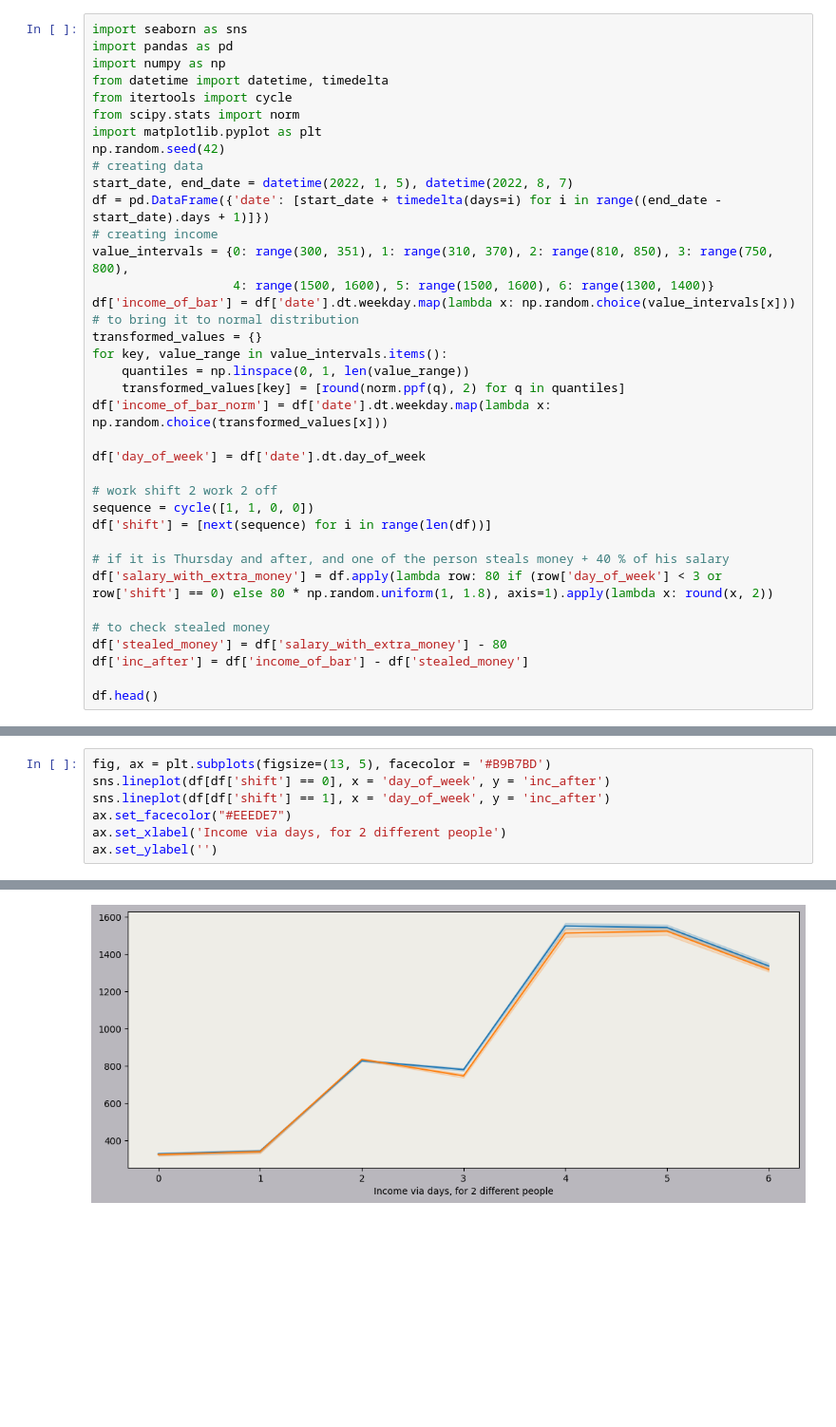
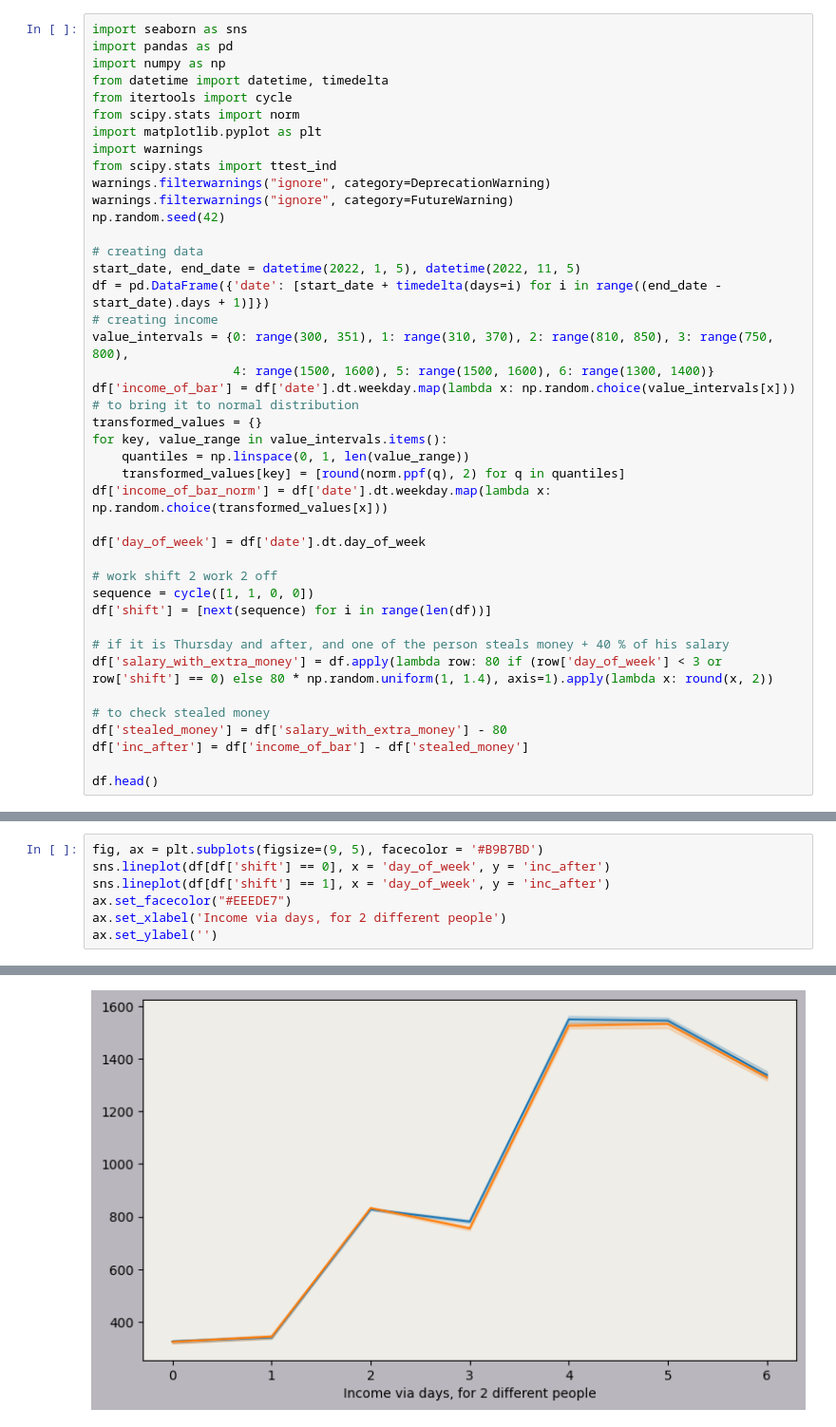
Before and after one commit to Aleksandr-ds17/EDA_Vizual, a Jupyter notebook: Theft/stealing_model.ipynb, the cells around one changed output, grey strips where cells are left out. Shown at 95% size. Saved outputs shown, nothing was run; the diff lists cells and outputs as text; blank space fills up the shorter version.

```diff
--- a/Theft/stealing_model.ipynb
+++ b/Theft/stealing_model.ipynb
@@ -6,9 +6,14 @@ from datetime import datetime, timedelta
 from itertools import cycle
 from scipy.stats import norm
 import matplotlib.pyplot as plt
+import warnings
+from scipy.stats import ttest_ind
+warnings.filterwarnings("ignore", category=DeprecationWarning)
+warnings.filterwarnings("ignore", category=FutureWarning)
 np.random.seed(42)
+
 # creating data
-start_date, end_date = datetime(2022, 1, 5), datetime(2022, 8, 7)
+start_date, end_date = datetime(2022, 1, 5), datetime(2022, 11, 5)
 df = pd.DataFrame({'date': [start_date + timedelta(days=i) for i in range((end_date - start_date).days + 1)]})
 # creating income
 value_intervals = {0: range(300, 351), 1: range(310, 370), 2: range(810, 850), 3: range(750, 800),
@@ -28,7 +33,7 @@ sequence = cycle([1, 1, 0, 0])
 df['shift'] = [next(sequence) for i in range(len(df))]
 
 # if it is Thursday and after, and one of the person steals money + 40 % of his salary
-df['salary_with_extra_money'] = df.apply(lambda row: 80 if (row['day_of_week'] < 3 or row['shift'] == 0) else 80 * np.random.uniform(1, 1.8), axis=1).apply(lambda x: round(x, 2))
+df['salary_with_extra_money'] = df.apply(lambda row: 80 if (row['day_of_week'] < 3 or row['shift'] == 0) else 80 * np.random.uniform(1, 1.4), axis=1).apply(lambda x: round(x, 2))
 
 # to check stealed money
 df['stealed_money'] = df['salary_with_extra_money'] - 80
@@ -45,10 +50,10 @@ df.head()
 # %%
-fig, ax = plt.subplots(figsize=(13, 5), facecolor = '#B9B7BD')
+fig, ax = plt.subplots(figsize=(9, 5), facecolor = '#B9B7BD')
 sns.lineplot(df[df['shift'] == 0], x = 'day_of_week', y = 'inc_after')
 sns.lineplot(df[df['shift'] == 1], x = 'day_of_week', y = 'inc_after')
 ax.set_facecolor("#EEEDE7")
 ax.set_xlabel('Income via days, for 2 different people')
 ax.set_ylabel('')
 # %% [output]
 Text(0, 0.5, '')
-[figure, old version]
+[figure, new version]
```
Also changed, not shown: parts of 6 cells of this notebook.
